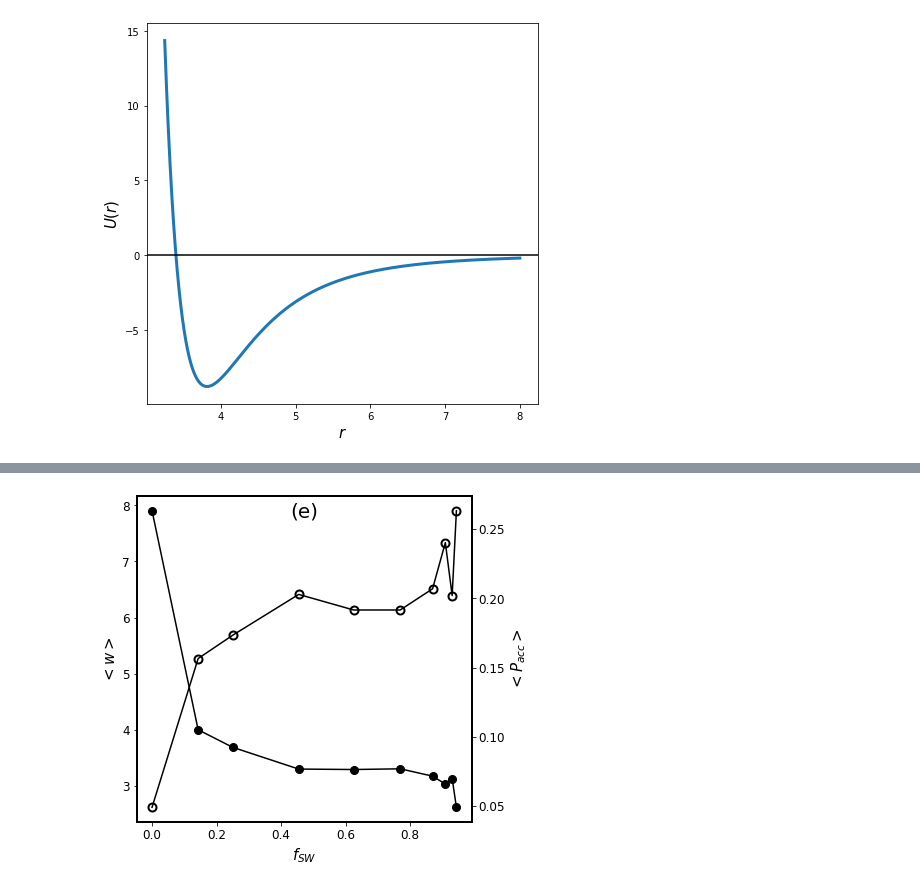
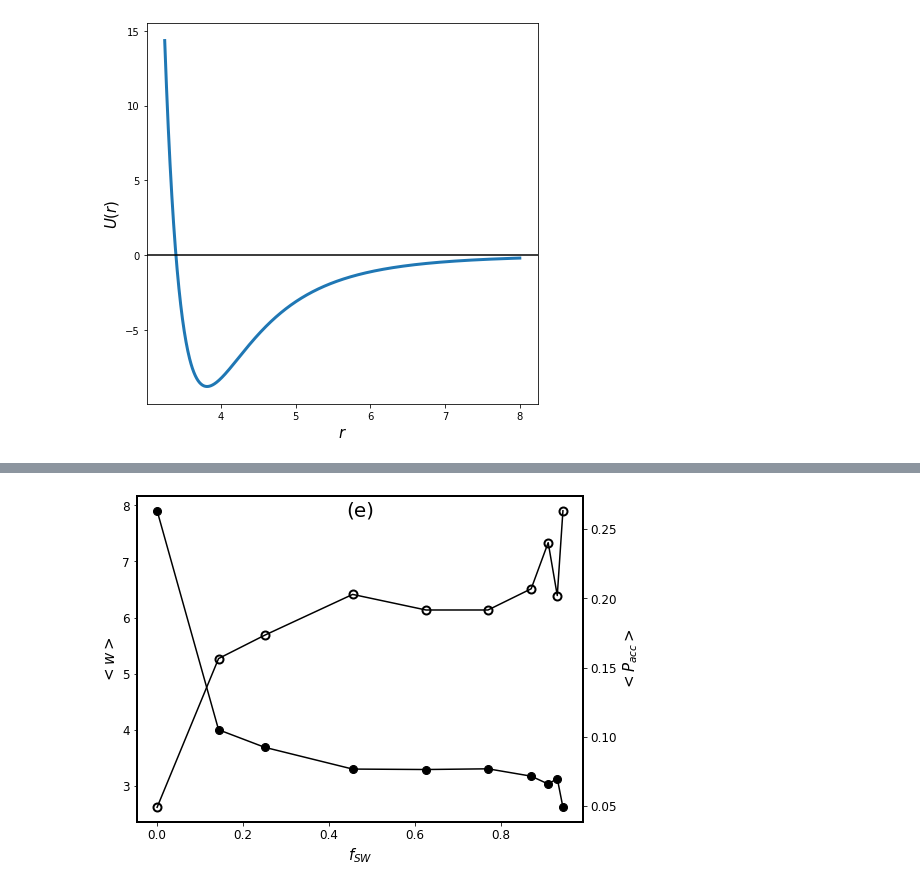
Before and after one commit to shaunak-badani/RENS, a Jupyter notebook: 1D_notebooks/All_figures_of_paper.ipynb, the cells around one changed output, grey strips where cells are left out. Saved outputs shown, nothing was run; the diff lists cells and outputs as text; code cells hidden in the pictures.

Commit message:
Almost completed all figures

```diff
--- a/1D_notebooks/All_figures_of_paper.ipynb
+++ b/1D_notebooks/All_figures_of_paper.ipynb
@@ -509,0 +520,6 @@ plt.savefig(os.path.join(images_path, 'LEPS_II_Mod.png'), bbox_inches = 'tight')
+# %%
+exchanges_leps = []
+file_loc = '/scratch/shaunak/leps_2_mod'
+
+for i in range(14):
+    exchanges_leps.append(pd.read_csv(os.path.join(file_loc, 'rens_{}/exchanges.txt'.format(i))))
@@ -509,0 +534,17 @@ plt.savefig(os.path.join(images_path, 'LEPS_II_Mod.png'), bbox_inches = 'tight')
+# %%
+fig, ax1 = plt.subplots(figsize = (7, 5))
+ax1.plot(f_SW_leps, w_mean_leps, marker = 'o', color = 'black', markersize = 8)
+
+
+ax1.set_xlabel(r'$f_{SW}$', fontsize = 15)
+ax1.set_ylabel(r'$<w>$', fontsize = 15)
+ax1.tick_params(labelsize = 12)
+plt.title('(d)', y = 0.9, fontsize = 20)
+
+ax2 = ax1.twinx()
+ax2.set_ylabel(r'$<P_{acc}>$', fontsize = 15)
+ax2.plot(f_SW_leps, p_acc_leps, color = 'black', marker = 'o', markerfacecolor = 'none',
+         markeredgecolor = 'black', markersize = 8, markeredgewidth = 2)
+ax2.tick_params(labelsize = 12)
+_ = [i.set_linewidth(2) for i in ax2.spines.values()]
+plt.savefig(os.path.join(images_path, 'w_mean_leps.png'), bbox_inches = 'tight')
@@ -555,25 +699,25 @@ p_acc = [i['Exchanged'].mean() for i in exchanges_lj]
 
 tau_values_lj = {"rens_0" : 0.0,  "rens_1" : 1.0,  "rens_2" : 2.0,  "rens_3" : 5.0,  "rens_4" : 10.0,  "rens_5" : 20.0,  "rens_6" : 40.0,  "rens_7" : 60.0,  "rens_8" : 80.0,  "rens_9" : 100.0}
 
-taus_lj = np.array(list(tau_values.values()))
+taus_lj = np.array(list(tau_values_lj.values()))
 
 f_SW_lj = taus_lj / (6.0 + taus_lj)
 # %%
-fig, ax1 = plt.subplots(figsize = (6, 6))
+fig, ax1 = plt.subplots(figsize = (8, 6))
 ax1.plot(f_SW_lj, w_mean, marker = 'o', color = 'black', markersize = 8)
 
 ax1.set_xlabel(r'$f_{SW}$', fontsize = 15)
 ax1.set_ylabel(r'$<w>$', fontsize = 15)
 ax1.tick_params(labelsize = 12)
-plt.title('(e)', y = 0.98, fontsize = 20)
+plt.title('(e)', y = 0.92, fontsize = 20)
 
 
 ax2 = ax1.twinx()
 ax2.set_ylabel(r'$<P_{acc}>$', fontsize = 15)
 ax2.plot(f_SW_lj, p_acc, color = 'black', marker = 'o', markerfacecolor = 'none',
          markeredgecolor = 'black', markersize = 8, markeredgewidth = 2)
 ax2.tick_params(labelsize = 12)
 _ = [i.set_linewidth(2) for i in ax2.spines.values()]
 plt.savefig(os.path.join(images_path, 'w_mean_lj.png'), bbox_inches = 'tight')
 # %% [output]
-[figure, old version]
+[figure, new version]
```
Also changed, not shown: parts of 44 cells of this notebook.
